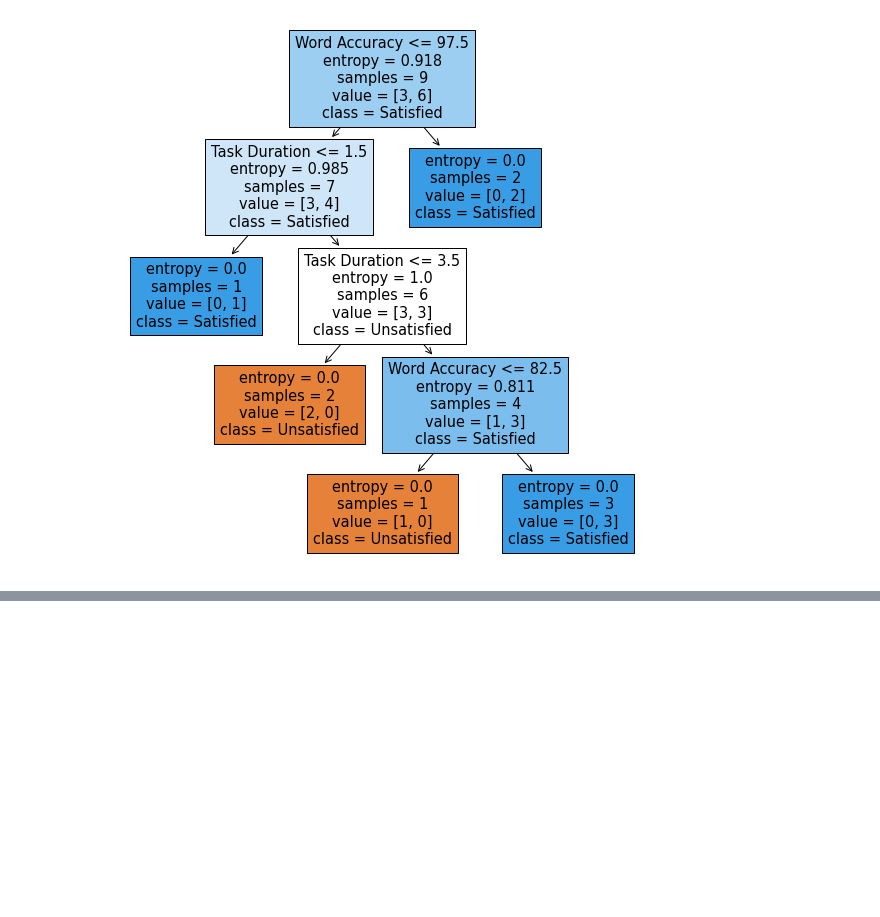
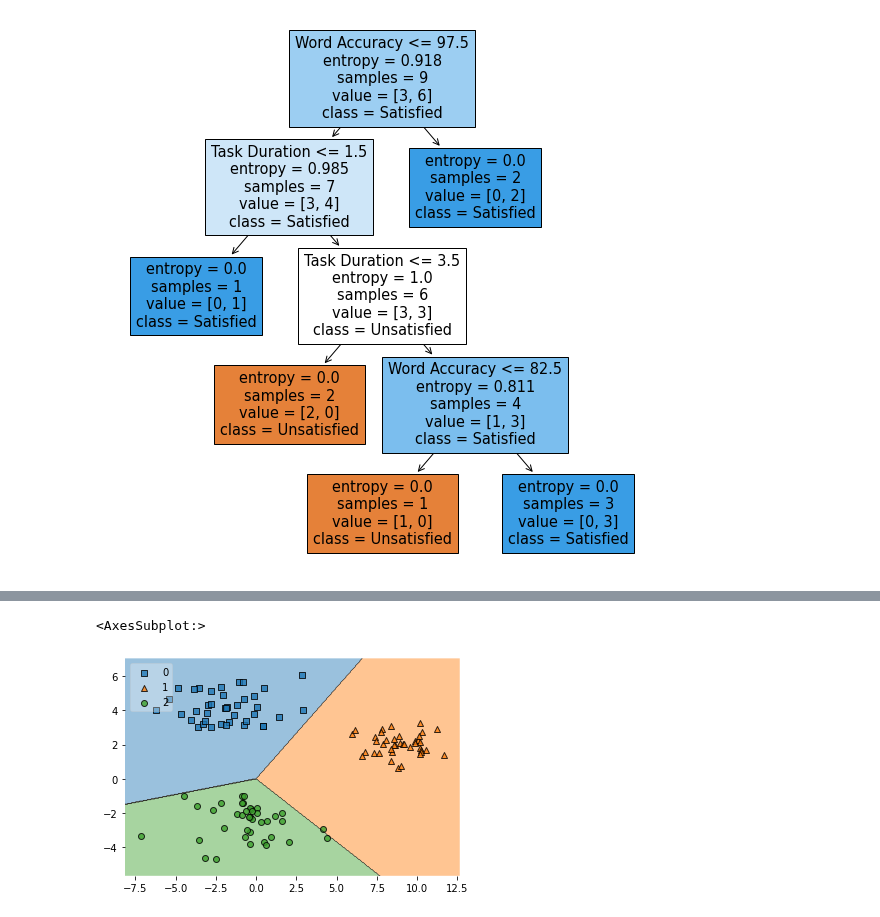
Before and after one commit to JasonChatzitheodorou/PatRec, a Jupyter notebook: Exercise2/exercise2.ipynb, the cells around one changed output, grey strips where cells are left out. Saved outputs shown, nothing was run; the diff lists cells and outputs as text; code cells hidden in the pictures; blank space fills up the shorter version.

```diff
--- a/Exercise2/exercise2.ipynb
+++ b/Exercise2/exercise2.ipynb
@@ -258,0 +474,5 @@ pass
+# %%
+plot_decision_regions(X_train, y_train, clf=least_squares, legend=2)
+# %% [output]
+<AxesSubplot:>
+[figure, added]
```
Also changed, not shown: parts of 14 cells of this notebook, 3 other files.
